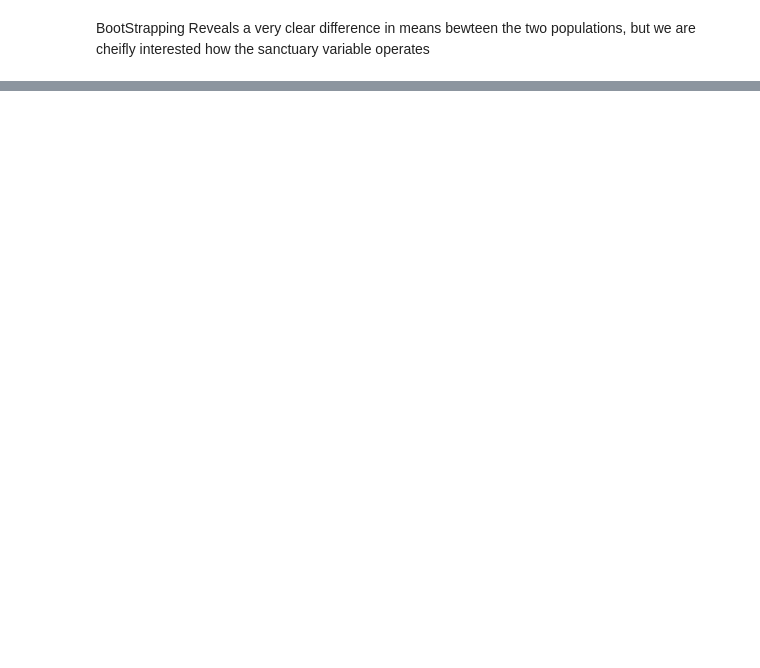
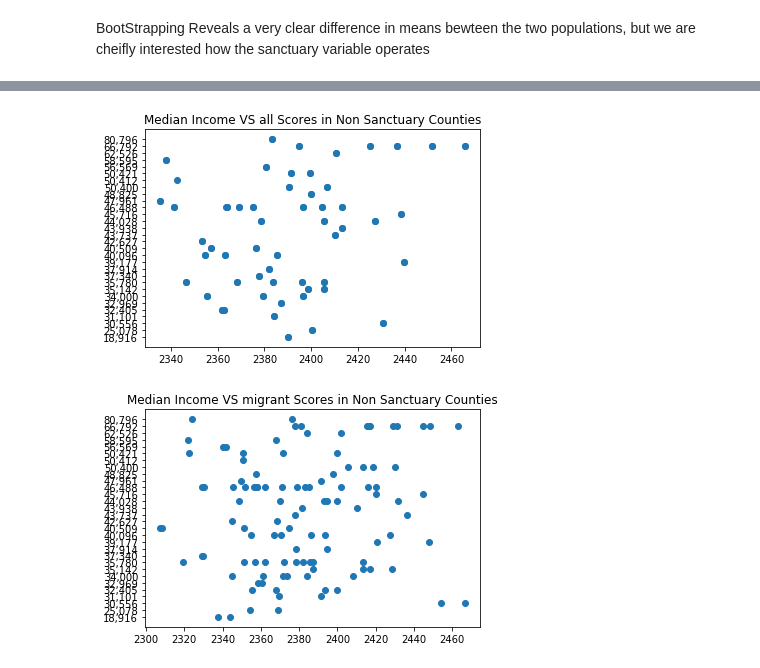
Before and after one commit to NathanLaird/Migrant-Education, a Jupyter notebook: Migrant_Visualization.ipynb, the cells around one changed output, grey strips where cells are left out. Cells and saved outputs as stored; diff of their text form; code cells hidden in the pictures; blank space fills up the shorter version.

```diff
--- a/Migrant_Visualization.ipynb
+++ b/Migrant_Visualization.ipynb
@@ -85,0 +110,10 @@ plt.show()
+# %%
+_=plt.scatter(nonsanc['all score'],nonsanc['Median'])
+_=plt.title("Median Income VS all Scores in Non Sanctuary Counties")
+plt.show()
+_=plt.scatter(nonsanc['migrant score'],nonsanc['Median'])
+_=plt.title("Median Income VS migrant Scores in Non Sanctuary Counties")
+plt.show()
+# %% [output]
+[figure, added]
+[figure, added]
```
Also changed, not shown: parts of 10 cells of this notebook, 4 other files.
